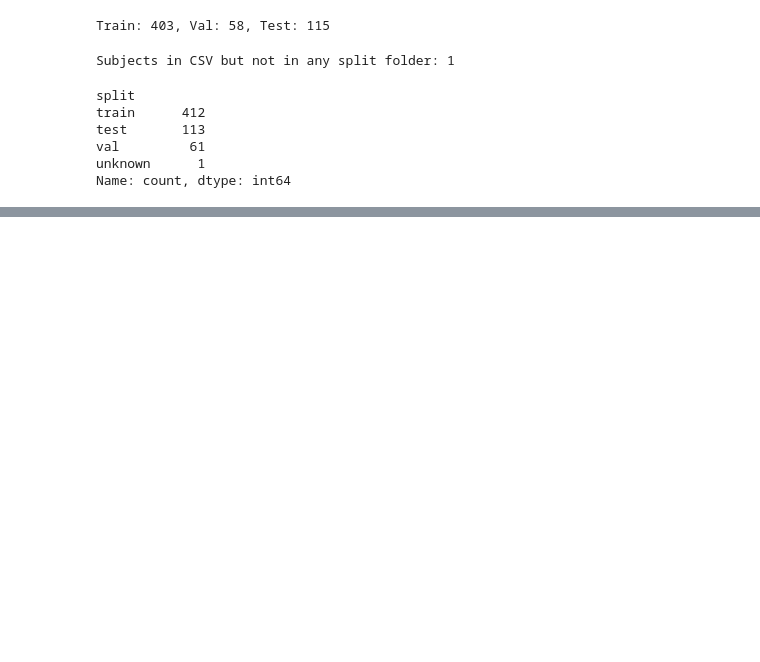
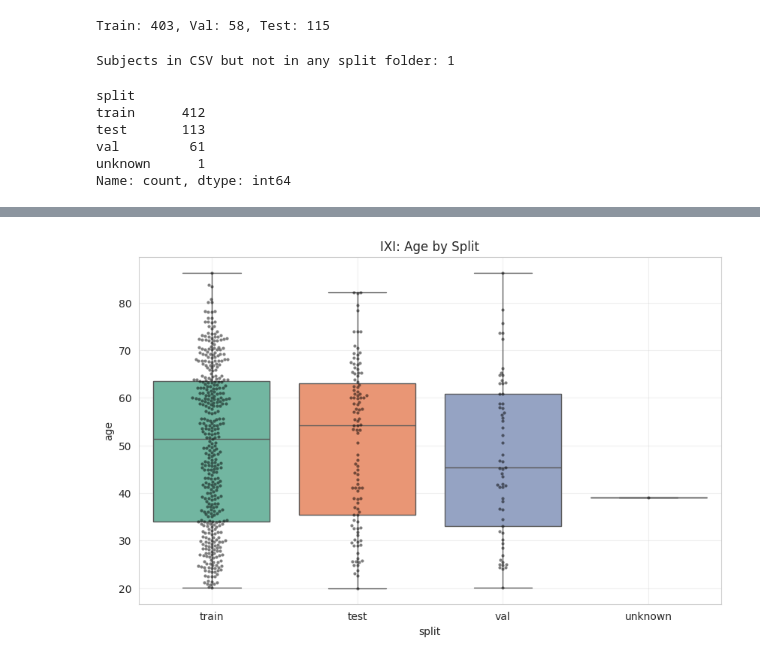
Before and after one commit to NilSagor/brain_age_prediction, a Jupyter notebook: notebooks/01_explore_ixi.ipynb, the cells around one changed output, grey strips where cells are left out. Saved outputs shown, nothing was run; the diff lists cells and outputs as text; code cells hidden in the pictures; blank space fills up the shorter version.

```diff
--- a/notebooks/01_explore_ixi.ipynb
+++ b/notebooks/01_explore_ixi.ipynb
@@ -91,0 +109,10 @@ NameError: name 'plot_age_histogram' is not defined
+# %%
+plot_age_by_group(
+    meta_df,
+    age_col='age',
+    group_col='split',
+    title="IXI: Age by Split",
+    save_path="../analysis/figures/ixi_age_by_split.png"
+)
+# %% [output]
+[figure, added]
```
Also changed, not shown: parts of 14 cells of this notebook, 1 other file.
